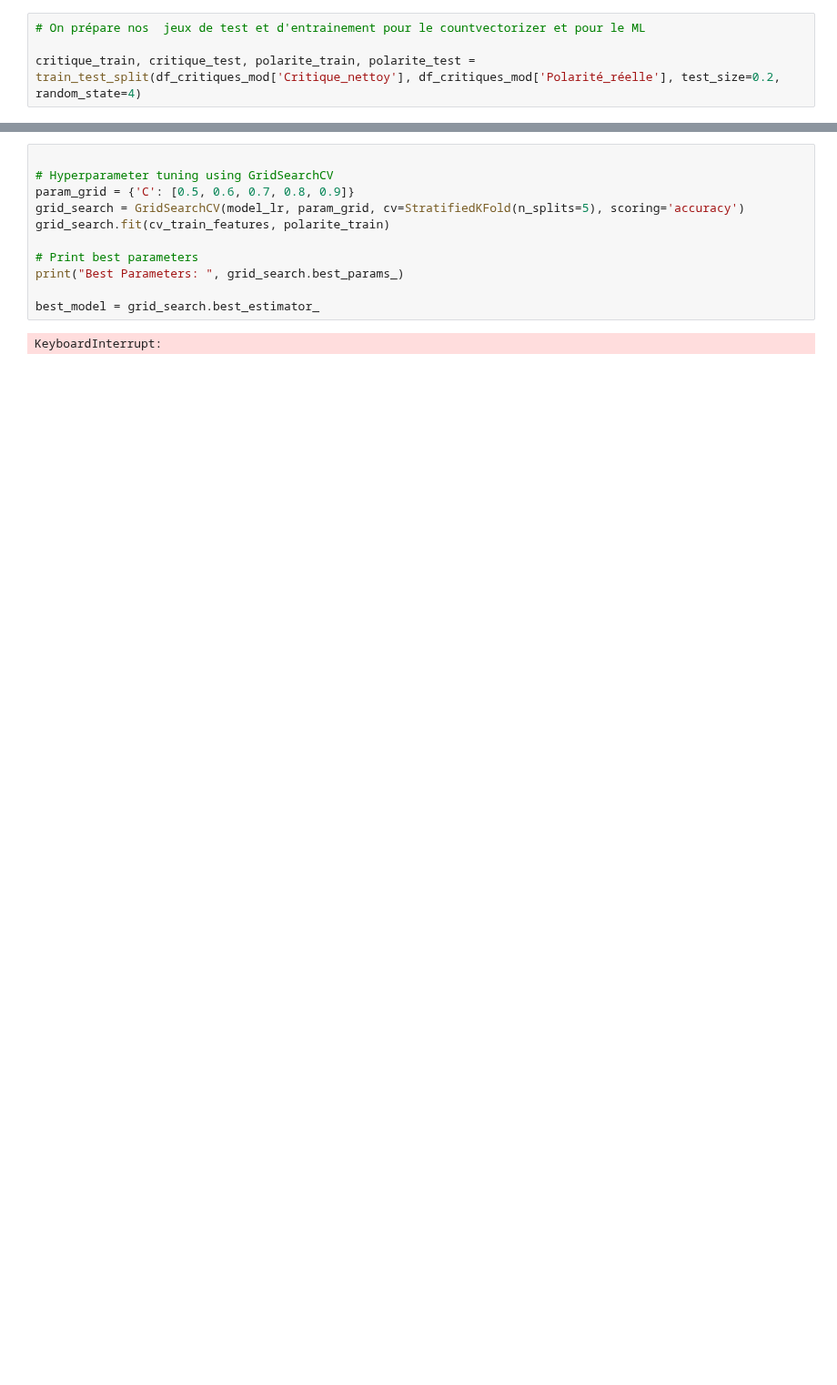
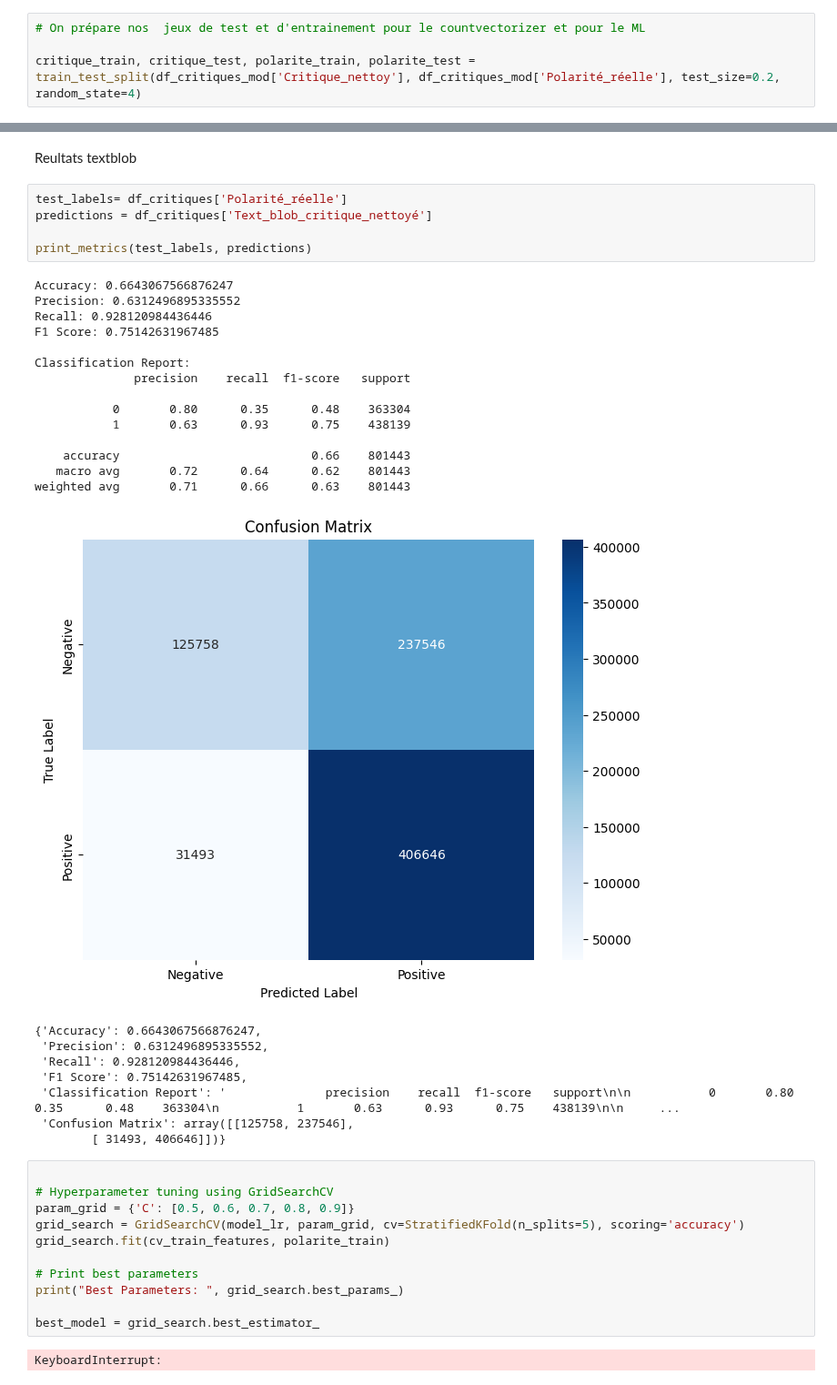
Before and after one commit to mass2330/python_ds_film, a Jupyter notebook: notebook_final.ipynb, the cells around one changed output, grey strips where cells are left out. Shown at 91% size. Drawn from its saved outputs; the diff is of its cells as text; blank space fills up the shorter version.

```diff
--- a/notebook_final.ipynb
+++ b/notebook_final.ipynb
@@ -1210,5 +1170,35 @@ def evaluate_model(model, train_features, train_labels, test_features, test_labe
 # %% [output]
 Intel(R) Extension for Scikit-learn* enabled (https://github.com/intel/scikit-learn-intelex)
+# %% [markdown]
+Reultats textblob
+# %%
+test_labels= df_critiques['Polarité_réelle']
+predictions = df_critiques['Text_blob_critique_nettoyé']
+
+print_metrics(test_labels, predictions)
+# %% [output]
+Accuracy: 0.6643067566876247
+Precision: 0.6312496895335552
+Recall: 0.928120984436446
+F1 Score: 0.75142631967485
+
+Classification Report:
+              precision    recall  f1-score   support
+
+           0       0.80      0.35      0.48    363304
+           1       0.63      0.93      0.75    438139
+
+    accuracy                           0.66    801443
+   macro avg       0.72      0.64      0.62    801443
+weighted avg       0.71      0.66      0.63    801443
+[figure, added]
+{'Accuracy': 0.6643067566876247,
+ 'Precision': 0.6312496895335552,
+ 'Recall': 0.928120984436446,
+ 'F1 Score': 0.75142631967485,
+ 'Classification Report': '              precision    recall  f1-score   support\n\n           0       0.80      0.35      0.48    363304\n           1       0.63      0.93      0.75    438139\n\n     ...
+ 'Confusion Matrix': array([[125758, 237546],
+        [ 31493, 406646]])}
 # %%
 
 # Hyperparameter tuning using GridSearchCV
```
Also changed, not shown: parts of 15 cells of this notebook.
